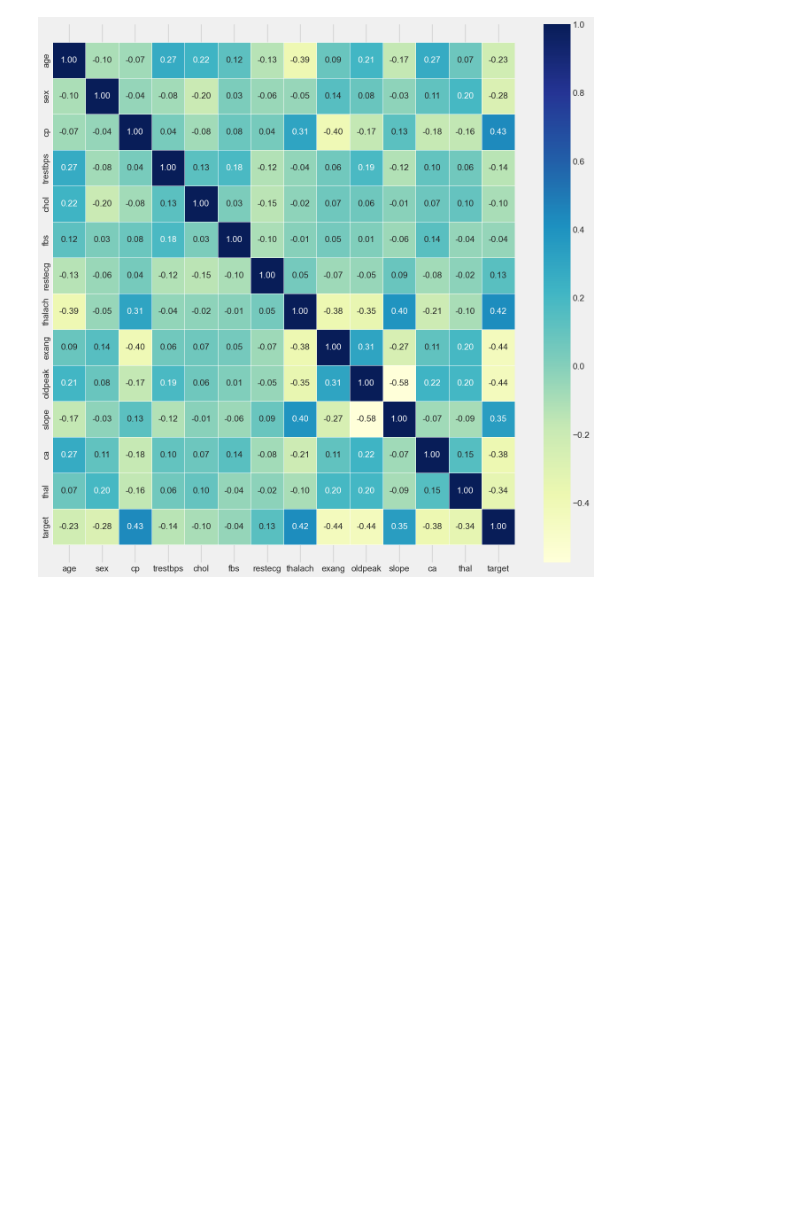
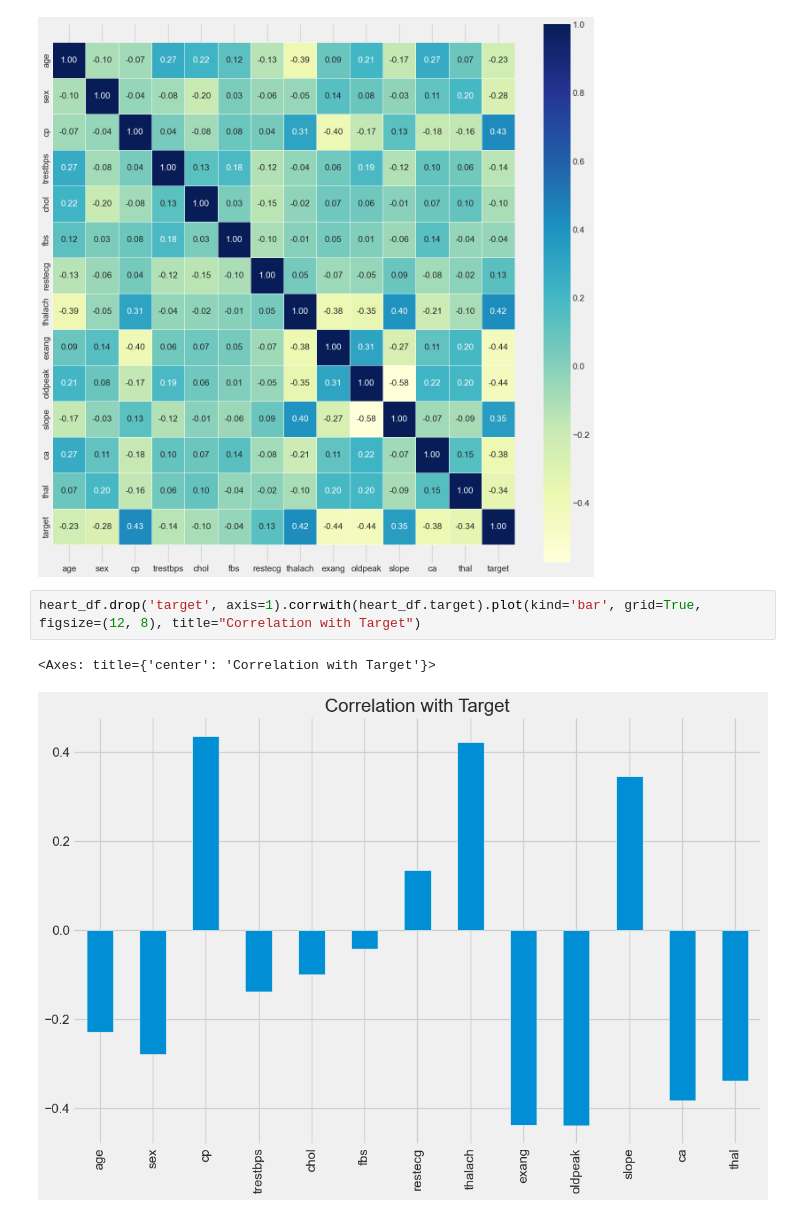
Before and after one commit to Casskrat/HeartDisease, a Jupyter notebook: Untitled.ipynb, the cells around one changed output. Cells and saved outputs as stored; diff of their text form; blank space fills up the shorter version.

```diff
--- a/Untitled.ipynb
+++ b/Untitled.ipynb
@@ -141,3 +141,8 @@ ax.set_ylim(bottom + 0.5, top - 0.5)
 # %% [output]
 (14.5, -0.5)
 [figure]
+# %%
+heart_df.drop('target', axis=1).corrwith(heart_df.target).plot(kind='bar', grid=True, figsize=(12, 8), title="Correlation with Target")
+# %% [output]
+<Axes: title={'center': 'Correlation with Target'}>
+[figure, added]
```
